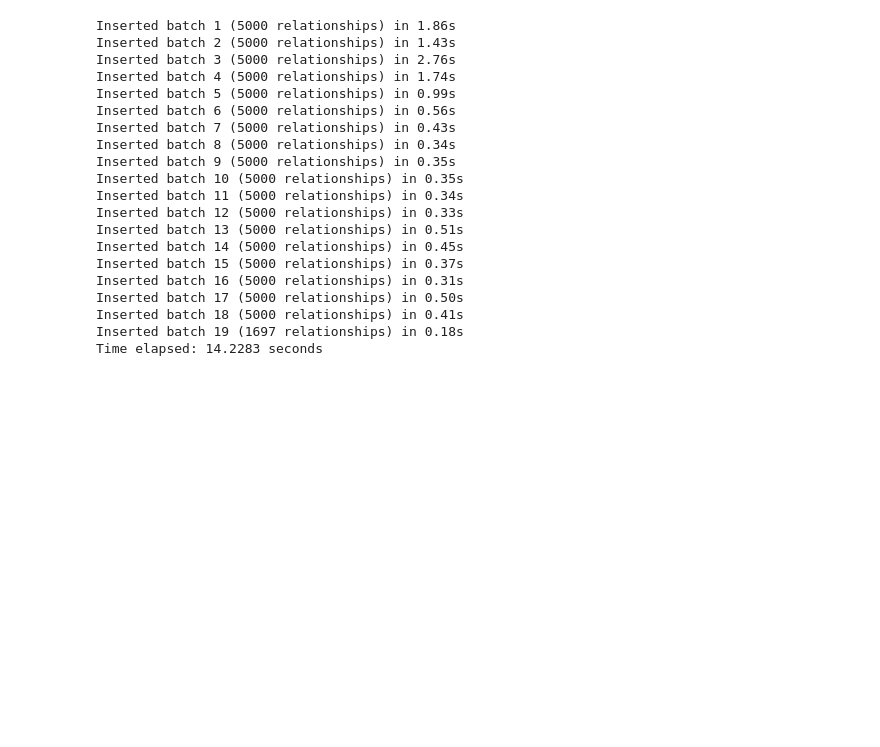
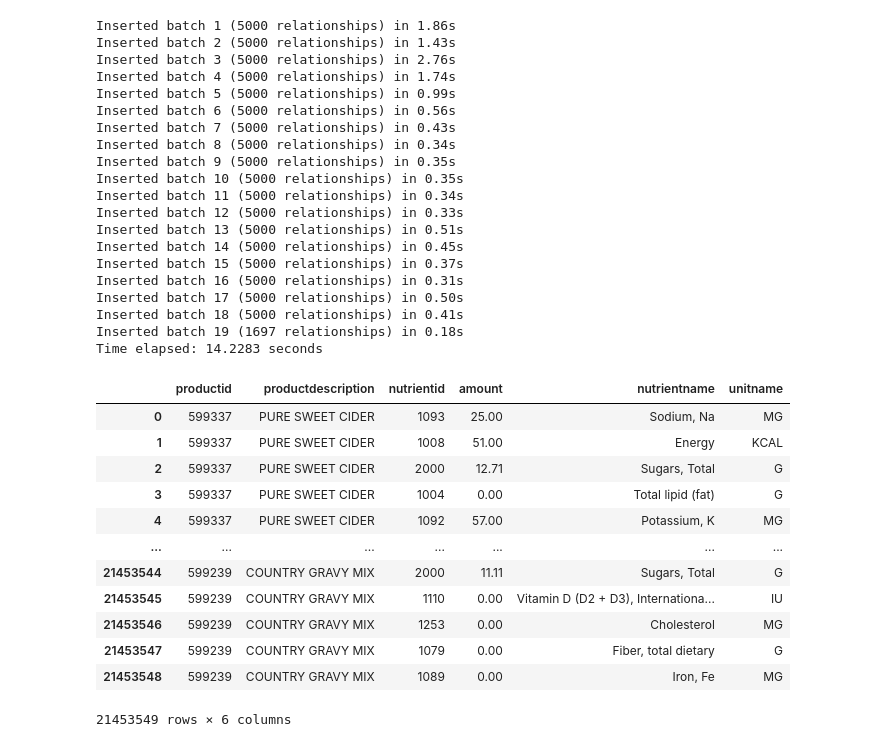
Before and after one commit to DirtyChay/food-knowledge-graph, a Jupyter notebook: NEO4J_interface.ipynb, the cells around one changed output. Cells and saved outputs as stored; diff of their text form; code cells hidden in the pictures; blank space fills up the shorter version.

```diff
--- a/NEO4J_interface.ipynb
+++ b/NEO4J_interface.ipynb
@@ -402,3 +913,68 @@ def Create_Nodes_Edges_Recipes_to_Ingredients(graph_intf, RecipeID, IngredientTi
                                           "Ingredient", {"name": IngredientTitle})
 # %%
 my_graph.enable_logging = False
+# %%
+#POSTGRES INFO
+HOST = "awesome-hw.sdsc.edu"
+PORT = 5432
+DATABASE = "nourish"
+USER_PG = "b6hill"
+PASSWORD_PG = "dse203#2025"
+
+
+class PostgresCon:
+
+    engine = None
+    def __init__(self):
+        self.get_engine()
+
+    def get_engine(self):
+        if self.engine:
+            return self.engine
+        else:
+            try:
+                self.init_engine()
+                return self.engine
+            except Exception as e:
+                print(f"Failed to initialize engine due to {e}")
+                return None
+
+    def init_engine(self):
+        self.engine = create_engine(f"postgresql+psycopg2://{USER_PG}:{PASSWORD_PG}@{HOST}:{PORT}/{DATABASE}")
+        return
+
+postgres_conn = PostgresCon()
+
+query = """
+        SELECT
+            fn.fdc_id AS productId,
+            fb.description AS productDescription,
+            fn.nutrient_id AS nutrientId,
+            fn.amount AS amount,
+            nm.name AS nutrientName,
+            nm.unit_name AS unitName
+        FROM
+            usda_2022_branded_food_nutrients fn,
+            usda_2022_nutrient_master nm,
+            usda_2022_food_branded_experimental fb
+        WHERE
+            fn.nutrient_id = nm.id AND
+            fb.fdc_id = fn.fdc_id;
+    """
+
+df = pd.read_sql(query, postgres_conn.get_engine())
+df
+# %% [output]
+|  | productid | productdescription | nutrientid | amount | nutrientname | unitname |
+| 0 | 599337 | PURE SWEET CIDER | 1093 | 25.00 | Sodium, Na | MG |
+| 1 | 599337 | PURE SWEET CIDER | 1008 | 51.00 | Energy | KCAL |
+| 2 | 599337 | PURE SWEET CIDER | 2000 | 12.71 | Sugars, Total | G |
+| 3 | 599337 | PURE SWEET CIDER | 1004 | 0.00 | Total lipid (fat) | G |
+| 4 | 599337 | PURE SWEET CIDER | 1092 | 57.00 | Potassium, K | MG |
+| ... | ... | ... | ... | ... | ... | ... |
+| 21453544 | 599239 | COUNTRY GRAVY MIX | 2000 | 11.11 | Sugars, Total | G |
+| 21453545 | 599239 | COUNTRY GRAVY MIX | 1110 | 0.00 | Vitamin D (D2 + D3), Internationa... | IU |
+| 21453546 | 599239 | COUNTRY GRAVY MIX | 1253 | 0.00 | Cholesterol | MG |
+| 21453547 | 599239 | COUNTRY GRAVY MIX | 1079 | 0.00 | Fiber, total dietary | G |
+| 21453548 | 599239 | COUNTRY GRAVY MIX | 1089 | 0.00 | Iron, Fe | MG |
+21453549 rows × 6 columns
```
Also changed, not shown: parts of 21 cells of this notebook, 1 other file.
